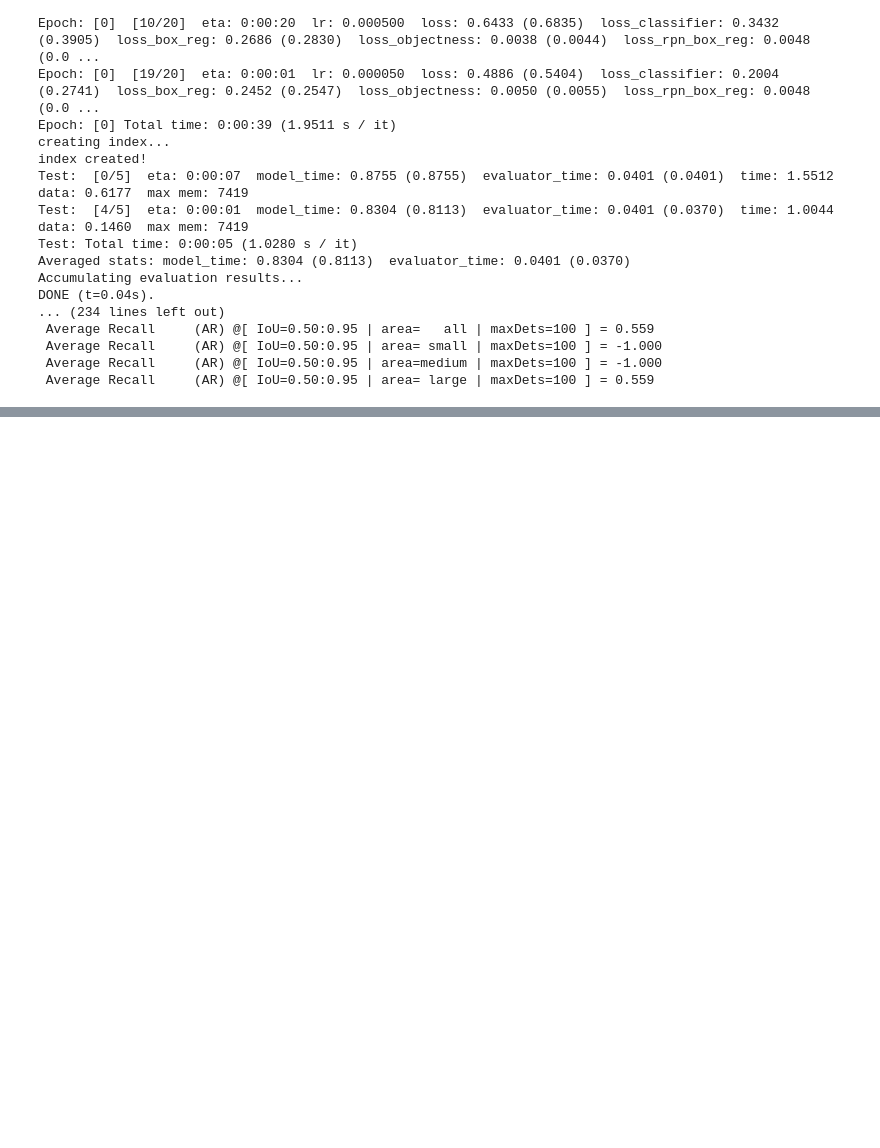
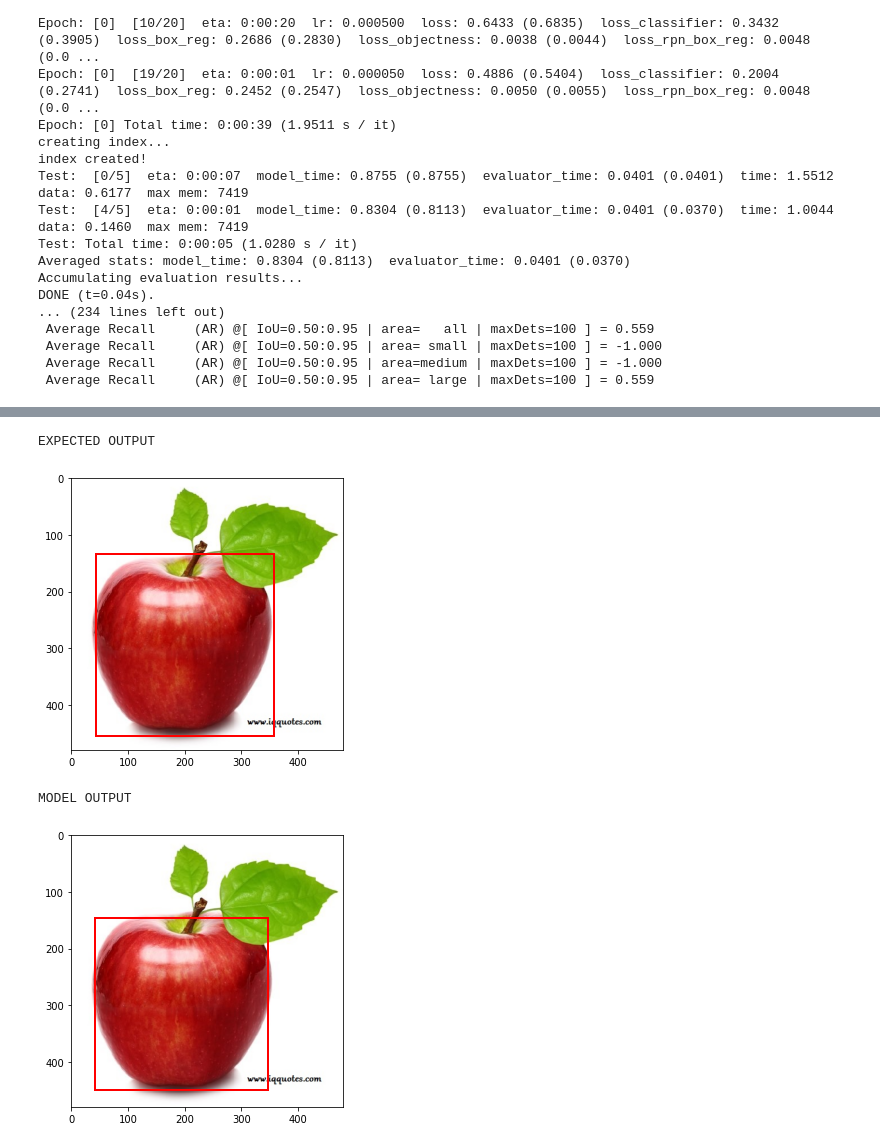
Before and after one commit to skj092/Object-Detection, a Jupyter notebook: pytorch_faster_rcnn.ipynb, the cells around one changed output, grey strips where cells are left out. Saved outputs shown, nothing was run; the diff lists cells and outputs as text; code cells hidden in the pictures; blank space fills up the shorter version.

```diff
--- a/pytorch_faster_rcnn.ipynb
+++ b/pytorch_faster_rcnn.ipynb
@@ -377,0 +428,20 @@ DONE (t=0.04s).
+# %%
+test_dataset = FruitImagesDataset(test_dir, 480, 480, transforms= get_transform(train=True))
+# pick one image from the test set
+img, target = test_dataset[10]
+# put the model in evaluation mode
+model.eval()
+with torch.no_grad():
+    prediction = model([img.to(device)])[0]
+
+print('EXPECTED OUTPUT\n')
+plot_img_bbox(torch_to_pil(img), target)
+print('MODEL OUTPUT\n')
+nms_prediction = apply_nms(prediction, iou_thresh=0.01)
+
+plot_img_bbox(torch_to_pil(img), nms_prediction)
+# %% [output]
+EXPECTED OUTPUT
+[figure, added]
+MODEL OUTPUT
+[figure, added]
```
Also changed, not shown: parts of 5 cells of this notebook.
